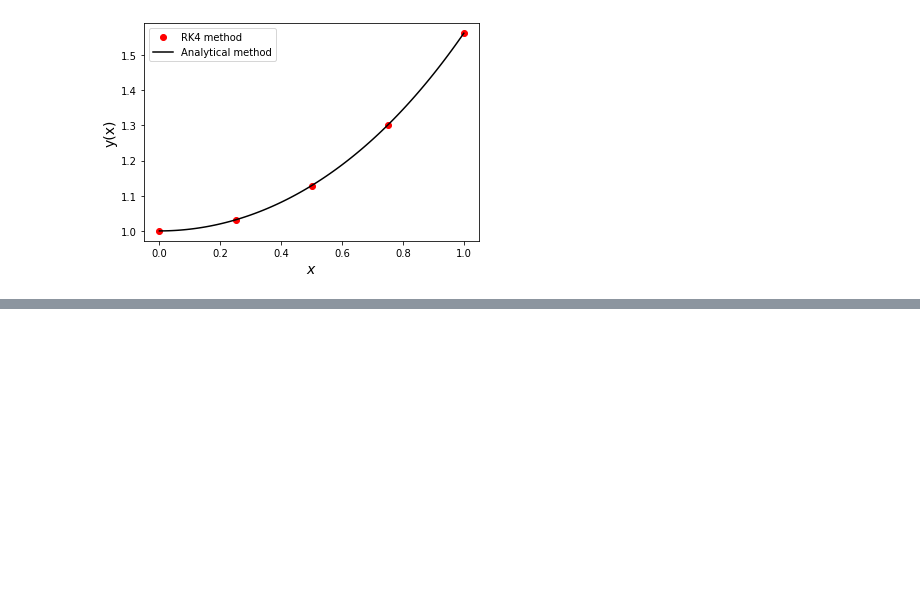
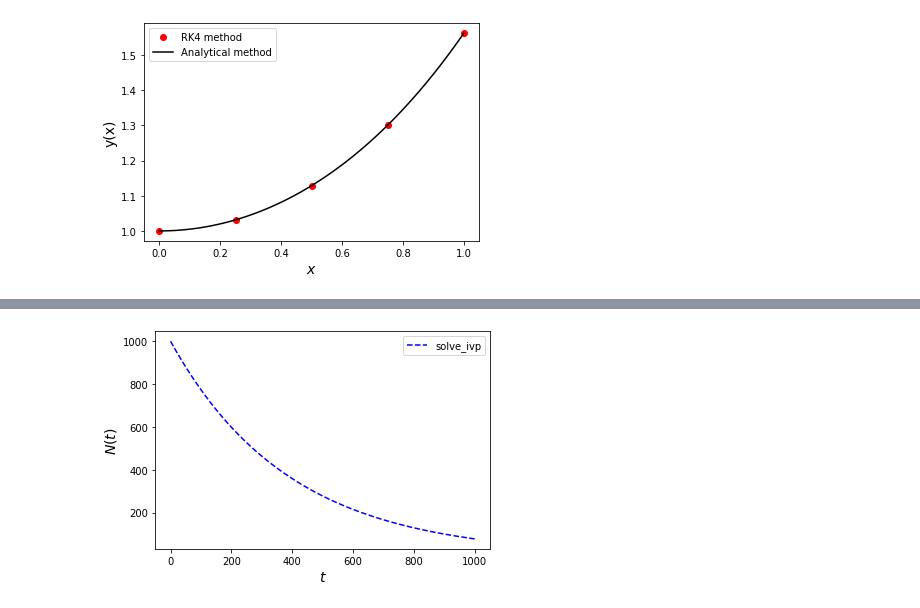
Before and after one commit to SubirSarkar2021/compulab.github.io, a Jupyter notebook: docs/sem3(2).ipynb, the cells around one changed output, grey strips where cells are left out. Cells and saved outputs as stored; diff of their text form; code cells hidden in the pictures; blank space fills up the shorter version.

```diff
--- a/docs/sem3(2).ipynb
+++ b/docs/sem3(2).ipynb
@@ -369,0 +391,21 @@ Simulation done by Euler method and RK2 method gives identical result.
+# %%
+# using solve_ivp function
+from scipy.integrate import solve_ivp
+
+def model(t, N):
+    return -lamda*N
+
+T_half = 4.5*60
+lamda = 0.693/T_half
+t = np.linspace(0, 1000, 10000)
+N0 = 1000
+sol = solve_ivp(model, t_span=(t[0], t[-1]), y0 = [N0], t_eval=t)
+t, y = sol.t, sol.y.T
+
+plt.plot(t, y, 'b--', label='solve_ivp')
+plt.legend()
+plt.xlabel('$t$', fontsize=14)
+plt.ylabel('$N(t)$', fontsize=14)
+plt.show()
+# %% [output]
+[figure, added]
```
Also changed, not shown: parts of 16 cells of this notebook, 6 other files.
